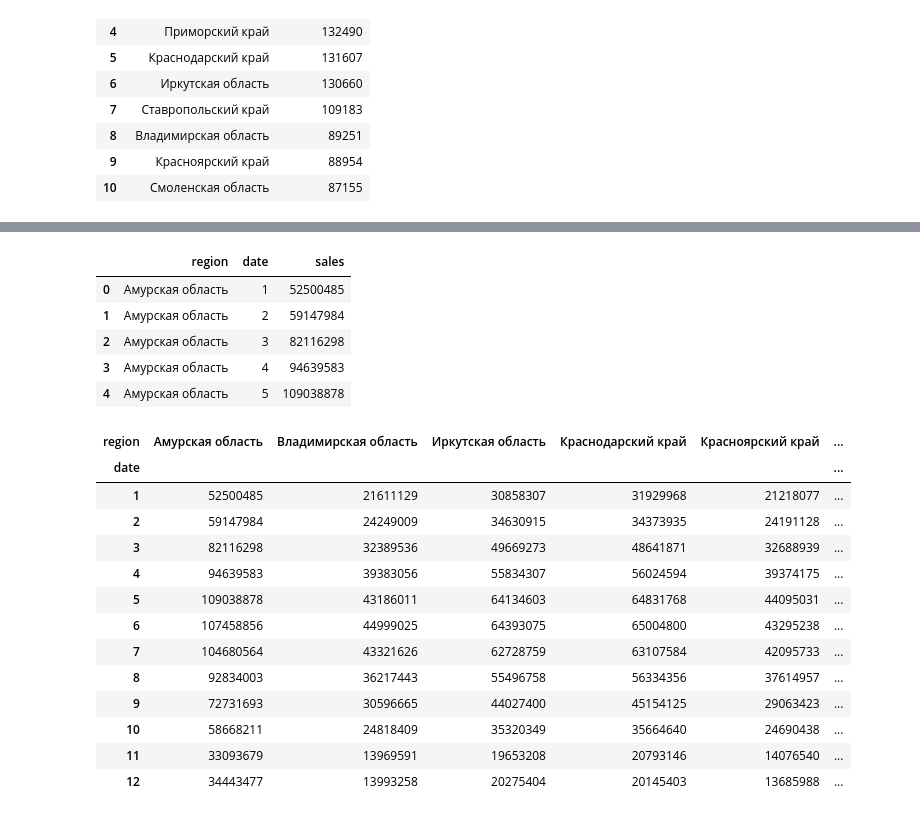
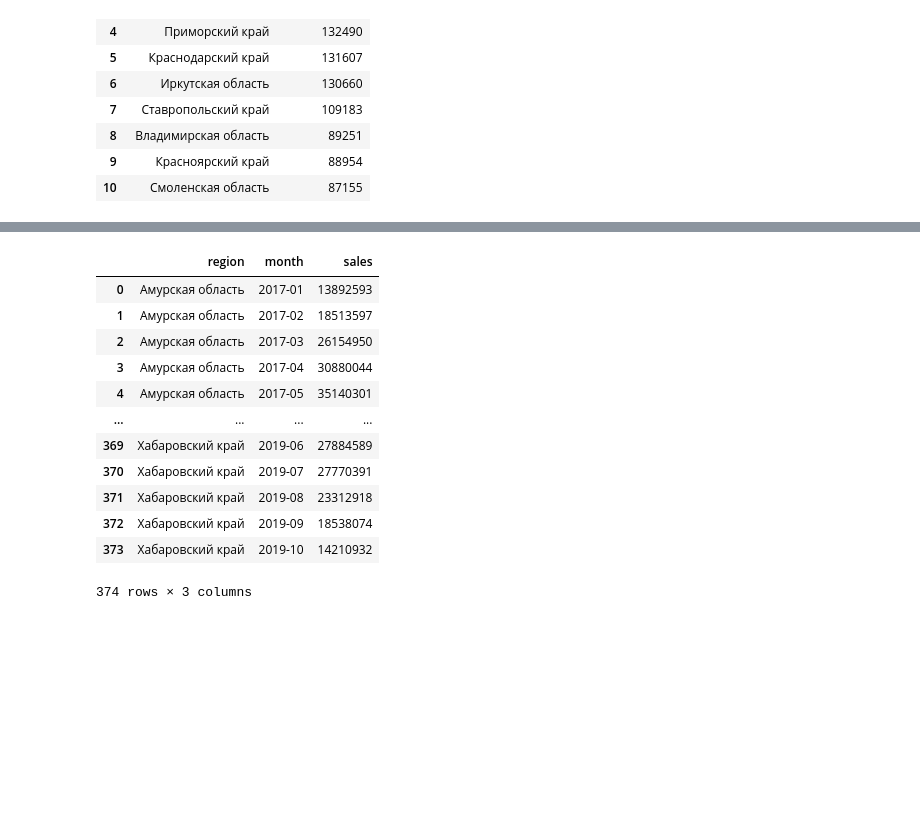
Before and after one commit to julia0205ro/Python-basics, a Jupyter notebook: hw_3.ipynb, the cells around one changed output, grey strips where cells are left out. Saved outputs shown, nothing was run; the diff lists cells and outputs as text; code cells hidden in the pictures; blank space fills up the shorter version.

```diff
--- a/hw_3.ipynb
+++ b/hw_3.ipynb
@@ -62,3 +64 @@ dtypes: datetime64[ns](1), float64(1), int64(4), object(2)
 memory usage: 94.9+ MB
-# %%
-data['date'] = pd.to_datetime(data['date'])
@@ -82,0 +65,5 @@ memory usage: 94.9+ MB
+# %%
+#drop days from column month
+
+data['month'] = data['date'].str.slice(start=0, stop=7)
+data.head()
@@ -83,28 +77,19 @@ memory usage: 94.9+ MB
 # %%
-df = data.groupby(['region', data.date.dt.month])['sales'].sum().reset_index()
-df.head()
+#create dataframe 'sales_region' where has been counted sales for each region and month
+
+sales_region = data.groupby(['region', 'month'])['sales'].sum().reset_index()
+sales_region
 # %% [output]
-|  | region | date | sales |
-| 0 | Амурская область | 1 | 52500485 |
-| 1 | Амурская область | 2 | 59147984 |
-| 2 | Амурская область | 3 | 82116298 |
-| 3 | Амурская область | 4 | 94639583 |
-| 4 | Амурская область | 5 | 109038878 |
+|  | region | month | sales |
+| 0 | Амурская область | 2017-01 | 13892593 |
+| 1 | Амурская область | 2017-02 | 18513597 |
+| 2 | Амурская область | 2017-03 | 26154950 |
+| 3 | Амурская область | 2017-04 | 30880044 |
+| 4 | Амурская область | 2017-05 | 35140301 |
+| ... | ... | ... | ... |
+| 369 | Хабаровский край | 2019-06 | 27884589 |
+| 370 | Хабаровский край | 2019-07 | 27770391 |
+| 371 | Хабаровский край | 2019-08 | 23312918 |
+| 372 | Хабаровский край | 2019-09 | 18538074 |
+| 373 | Хабаровский край | 2019-10 | 14210932 |
+374 rows × 3 columns
-# %%
-sales_region = df.pivot_table(index='date', columns='region', values='sales', aggfunc='sum')
-sales_region
-# %% [output]
-| region | Амурская область | Владимирская область | Иркутская область | Краснодарский край | Красноярский край | ... |
-| date |  |  |  |  |  | ... |
-| 1 | 52500485 | 21611129 | 30858307 | 31929968 | 21218077 | ... |
-| 2 | 59147984 | 24249009 | 34630915 | 34373935 | 24191128 | ... |
-| 3 | 82116298 | 32389536 | 49669273 | 48641871 | 32688939 | ... |
-| 4 | 94639583 | 39383056 | 55834307 | 56024594 | 39374175 | ... |
-| 5 | 109038878 | 43186011 | 64134603 | 64831768 | 44095031 | ... |
-| 6 | 107458856 | 44999025 | 64393075 | 65004800 | 43295238 | ... |
-| 7 | 104680564 | 43321626 | 62728759 | 63107584 | 42095733 | ... |
-| 8 | 92834003 | 36217443 | 55496758 | 56334356 | 37614957 | ... |
-| 9 | 72731693 | 30596665 | 44027400 | 45154125 | 29063423 | ... |
-| 10 | 58668211 | 24818409 | 35320349 | 35664640 | 24690438 | ... |
-| 11 | 33093679 | 13969591 | 19653208 | 20793146 | 14076540 | ... |
-| 12 | 34443477 | 13993258 | 20275404 | 20145403 | 13685988 | ... |
```
Also changed, not shown: parts of 9 cells of this notebook.
